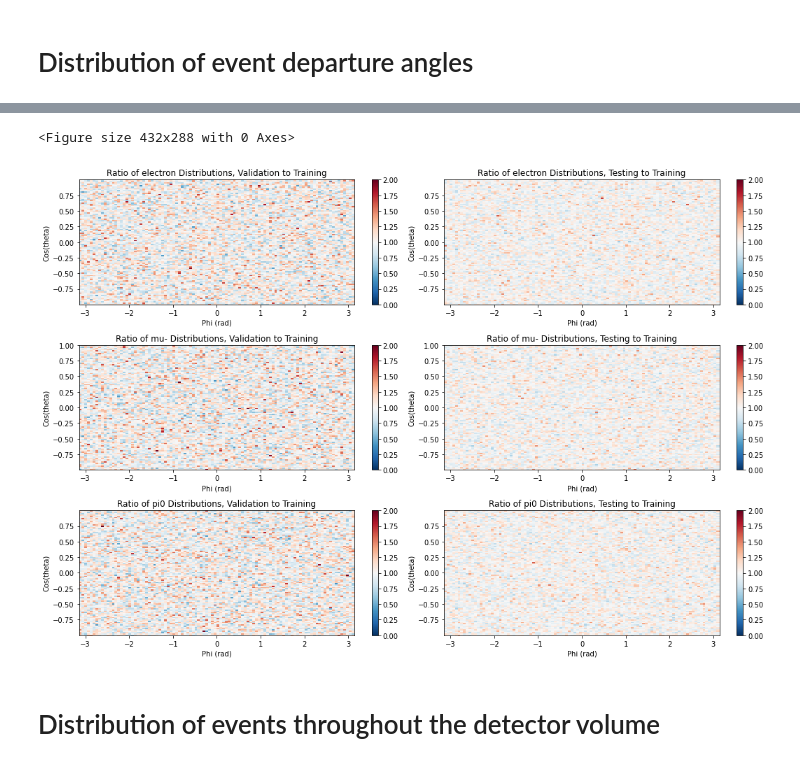
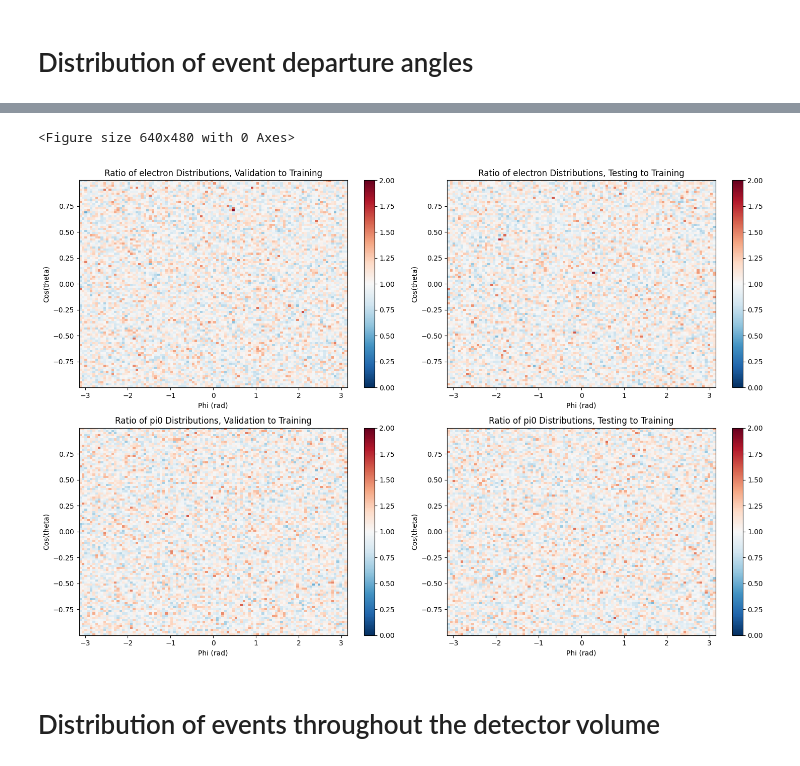
Before and after one commit to Joanna-Gao/WatChMaL_analysis, a Jupyter notebook: tts_EDA/3. New Sample EDA.ipynb, the cells around one changed output, grey strips where cells are left out. Saved outputs shown, nothing was run; the diff lists cells and outputs as text; code cells hidden in the pictures.

```diff
--- a/tts_EDA/3. New Sample EDA.ipynb
+++ b/tts_EDA/3. New Sample EDA.ipynb
@@ -18,7 +18,9 @@ from exploratory_data_analysis_utils import *
 # Load Data From H5
 # %%
 # Import test events from h5 file
-data_path = "/scratch/jgao/data/HKHybrid/HKHybrid_e-mu-pi0_E0to1000MeV_unif-pos-R3240-y3287cm_4pi-dir_9Mevts.hdf5"
+# data_path = "/project/rpp-blairt2k/machine_learning/data/HKHybrid/numpy/e-mu-pi0.hdf5"
+data_path = "/project/rpp-blairt2k/machine_learning/data/HKHybrid/numpy/" +\
+            "HKHybrid_e-gamma_E0to1000MeV_unif-pos-R3240-y3287cm_4pi-dir_6Mevts_w_mPMT.hdf5"
 data_file = h5py.File(data_path, "r")
 
 print(data_file.keys())
@@ -57,7 +59,7 @@ events_hit_index_3 = data_file['event_hits_index_3']
 # %% [markdown]
 # Load Indices
 # %%
-idxs_path = '/scratch/jgao/data/HKHybrid/HKHybrid_e-mu-pi0_E0to1000MeV_unif-pos-R3240-y3287cm_4pi-dir_9Mevts_idxs.npz'
+idxs_path = '/project/rpp-blairt2k/machine_learning/data/HKHybrid/numpy/e-g_w_mpmts_idxs_722ttv.npz'
 idxs = np.load(idxs_path, allow_pickle=True)
 
 train_idxs = idxs['train_idxs']
@@ -81,15 +83,18 @@ radii = radii_data['radii']
 # %% [markdown]
 # Get indices associated with each dataset and particle type
 # %%
+train_g_idxs = train_idxs[np.where(labels[train_idxs]==0)[0]]
+val_g_idxs   = val_idxs[np.where(labels[val_idxs]==0)[0]]
+test_g_idxs  = test_idxs[np.where(labels[test_idxs]==0)[0]]
 train_e_idxs = train_idxs[np.where(labels[train_idxs]==1)[0]]
 val_e_idxs   = val_idxs[np.where(labels[val_idxs]==1)[0]]
 test_e_idxs  = test_idxs[np.where(labels[test_idxs]==1)[0]]
-train_mu_idxs = train_idxs[np.where(labels[train_idxs]==2)[0]]
-val_mu_idxs   = val_idxs[np.where(labels[val_idxs]==2)[0]]
-test_mu_idxs  = test_idxs[np.where(labels[test_idxs]==2)[0]]
-train_pi0_idxs = train_idxs[np.where(labels[train_idxs]==3)[0]]
-val_pi0_idxs   = val_idxs[np.where(labels[val_idxs]==3)[0]]
-test_pi0_idxs  = test_idxs[np.where(labels[test_idxs]==3)[0]]
+# train_mu_idxs = train_idxs[np.where(labels[train_idxs]==2)[0]]
+# val_mu_idxs   = val_idxs[np.where(labels[val_idxs]==2)[0]]
+# test_mu_idxs  = test_idxs[np.where(labels[test_idxs]==2)[0]]
+# train_pi0_idxs = train_idxs[np.where(labels[train_idxs]==3)[0]]
+# val_pi0_idxs   = val_idxs[np.where(labels[val_idxs]==3)[0]]
+# test_pi0_idxs  = test_idxs[np.where(labels[test_idxs]==3)[0]]
 # %% [markdown]
 # Distribution of event energies by dataset and particle type
 # %%
@@ -303,43 +332,43 @@ plt.show()
 # %%
 plt.figure()
-fig,axes = plt.subplots(3,2,figsize=(15,10))
+fig,axes = plt.subplots(2,2,figsize=(15,10))
 axes = axes.flatten()
 
 fig = plot_2d_ratio(angles[val_e_idxs,1], np.cos(angles[val_e_idxs,0]),
                     angles[train_e_idxs,1], np.cos(angles[train_e_idxs,0]),bins=(100,100),
                     title='Ratio of electron Distributions, Validation to Training',
                     ylabel='Cos(theta)',xlabel='Phi (rad)',
                     fig=fig, ax=axes[0],ratio_range=[0,2])
 fig = plot_2d_ratio(angles[test_e_idxs,1], np.cos(angles[test_e_idxs,0]),
                     angles[train_e_idxs,1], np.cos(angles[train_e_idxs,0]),bins=(100,100),
                     title='Ratio of electron Distributions, Testing to Training',ylabel='Cos(theta)',xlabel='Phi (rad)',
                     fig=fig, ax=axes[1],ratio_range=[0,2])
 
-fig = plot_2d_ratio(angles[val_mu_idxs,1], np.cos(angles[val_mu_idxs,0]),
-                    angles[train_mu_idxs,1], np.cos(angles[train_mu_idxs,0]),bins=(100,100),
-                    title='Ratio of mu- Distributions, Validation to Training',
-                    ylabel='Cos(theta)',xlabel='Phi (rad)',
-                    fig=fig, ax=axes[2],ratio_range=[0,2])
-fig = plot_2d_ratio(angles[test_mu_idxs,1], np.cos(angles[test_mu_idxs,0]),
-                    angles[train_mu_idxs,1], np.cos(angles[train_mu_idxs,0]),bins=(100,100),
-                    title='Ratio of mu- Distributions, Testing to Training',ylabel='Cos(theta)',xlabel='Phi (rad)',
-                    fig=fig, ax=axes[3],ratio_range=[0,2])
+# fig = plot_2d_ratio(angles[val_mu_idxs,1], np.cos(angles[val_mu_idxs,0]),
+#                     angles[train_mu_idxs,1], np.cos(angles[train_mu_idxs,0]),bins=(100,100),
+#                     title='Ratio of mu- Distributions, Validation to Training',
+#                     ylabel='Cos(theta)',xlabel='Phi (rad)',
+#                     fig=fig, ax=axes[2],ratio_range=[0,2])
+# fig = plot_2d_ratio(angles[test_mu_idxs,1], np.cos(angles[test_mu_idxs,0]),
+#                     angles[train_mu_idxs,1], np.cos(angles[train_mu_idxs,0]),bins=(100,100),
+#                     title='Ratio of mu- Distributions, Testing to Training',ylabel='Cos(theta)',xlabel='Phi (rad)',
+#                     fig=fig, ax=axes[3],ratio_range=[0,2])
 
 fig = plot_2d_ratio(angles[val_pi0_idxs,1], np.cos(angles[val_pi0_idxs,0]),
                     angles[train_pi0_idxs,1], np.cos(angles[train_pi0_idxs,0]),bins=(100,100),
                     title='Ratio of pi0 Distributions, Validation to Training',
                     ylabel='Cos(theta)',xlabel='Phi (rad)',
-                    fig=fig, ax=axes[4],ratio_range=[0,2])
+                    fig=fig, ax=axes[2],ratio_range=[0,2])
 fig = plot_2d_ratio(angles[test_pi0_idxs,1], np.cos(angles[test_pi0_idxs,0]),
                     angles[train_pi0_idxs,1], np.cos(angles[train_pi0_idxs,0]),bins=(100,100),
                     title='Ratio of pi0 Distributions, Testing to Training',ylabel='Cos(theta)',xlabel='Phi (rad)',
-                    fig=fig, ax=axes[5],ratio_range=[0,2])
+                    fig=fig, ax=axes[3],ratio_range=[0,2])
 
 plt.tight_layout()
 plt.show()
 # %% [output]
-<Figure size 432x288 with 0 Axes>
+<Figure size 640x480 with 0 Axes>
-[figure, old version]
+[figure, new version]
 # %% [markdown]
 # Distribution of events throughout the detector volume
 # %%
```
Also changed, not shown: parts of 16 cells of this notebook, 2 other files.
